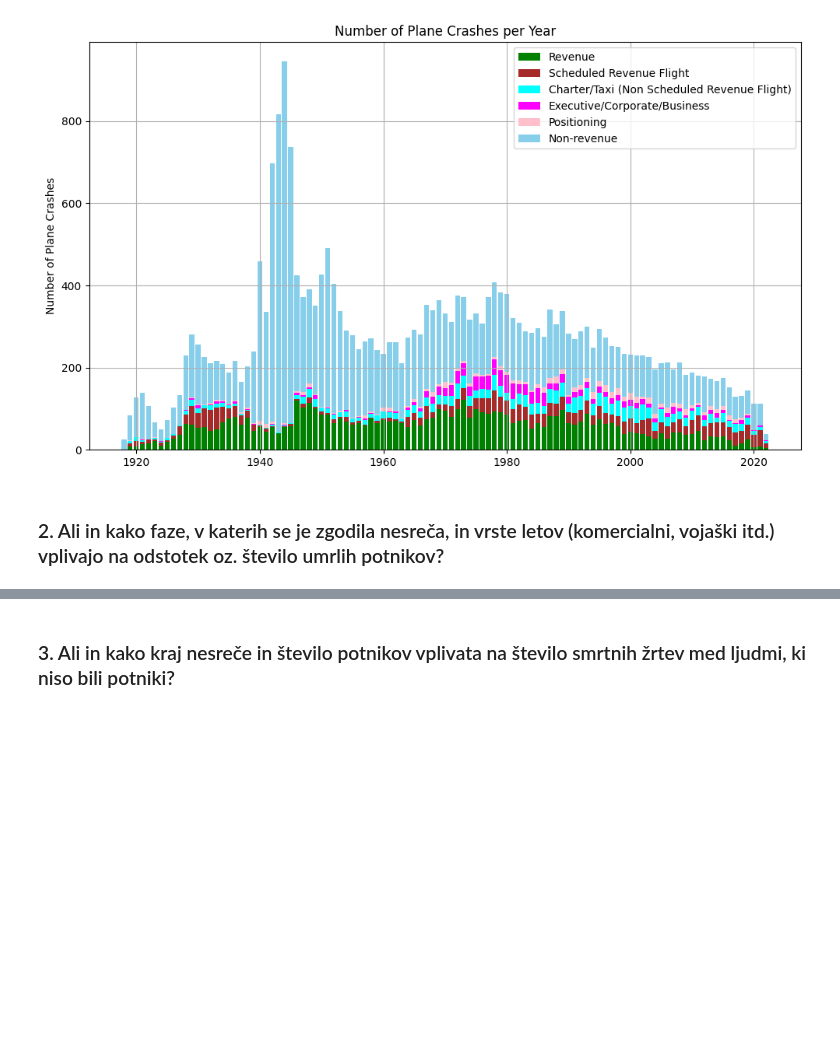
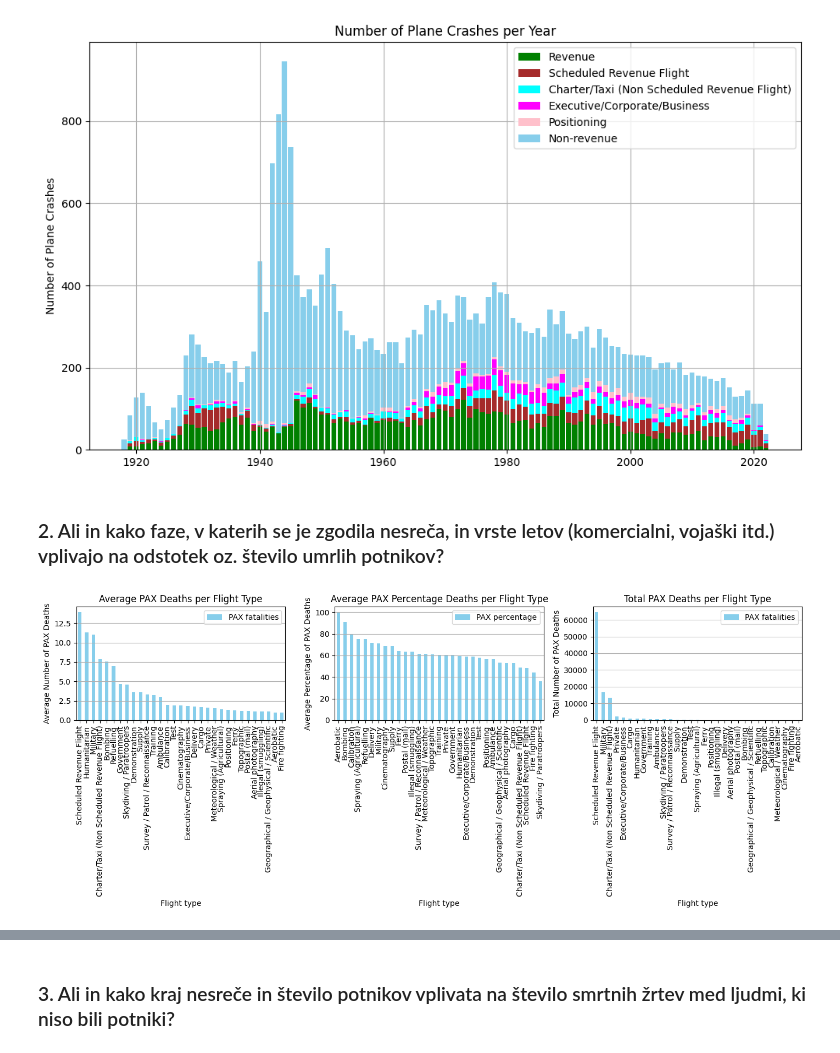
Before and after one commit to NikUlj/PR24NUJRSLSTKKM, a Jupyter notebook: PR24NUJRSLSTKKM.ipynb, the cells around one changed output, grey strips where cells are left out. Cells and saved outputs as stored; diff of their text form; code cells hidden in the pictures; blank space fills up the shorter version.

```diff
--- a/PR24NUJRSLSTKKM.ipynb
+++ b/PR24NUJRSLSTKKM.ipynb
@@ -180,3 +181,42 @@ plt.show()
 [figure]
 # %% [markdown]
 ### 2. Ali in kako faze, v katerih se je zgodila nesreča, in vrste letov (komercialni, vojaški itd.) vplivajo na odstotek oz. število umrlih potnikov?
+# %%
+data = pd.read_csv(PlaneCrashes)
+
+data_pax_filtered = data[(data['Pax on board'] != "NA") & (data['Pax on board'] > 0)].copy()
+data_crew_filtered = data[(data['Crew on board'] != "NA") & (data['Crew on board'] > 0)].copy()
+
+data_pax_filtered['PAX percentage'] = data_pax_filtered.apply(lambda row: row['PAX fatalities'] / row['Pax on board'] * 100, axis=1)
+data_crew_filtered['Crew percentage'] = data_crew_filtered.apply(lambda row: row['Crew fatalities'] / row['Crew on board'] * 100, axis=1)
+# %%
+
+pax_grouped = data_pax_filtered.groupby('Flight type').agg({'PAX fatalities':'mean', 'PAX percentage':'mean'}).reset_index()
+pax_grouped_type = data_pax_filtered.groupby('Flight type')['PAX fatalities'].sum().reset_index()
+
+fig, axes = plt.subplots(1, 3, figsize=(14, 6))
+
+pax_grouped = pax_grouped.sort_values(by='PAX fatalities', ascending=False)
+pax_grouped.plot(x='Flight type', y='PAX fatalities', kind='bar', ax=axes[0], color='skyblue')
+axes[0].set_title('Average PAX Deaths per Flight Type')
+axes[0].set_ylabel('Average Number of PAX Deaths')
+axes[0].grid(True, axis='y')
+
+pax_grouped = pax_grouped.sort_values(by='PAX percentage', ascending=False)
+pax_grouped.plot(x='Flight type', y='PAX percentage', kind='bar', ax=axes[1], color='skyblue')
+axes[1].set_title('Average PAX Percentage Deaths per Flight Type')
+axes[1].set_ylabel('Average Percentage of PAX Deaths')
+axes[1].grid(True, axis='y')
+
+pax_grouped_type = pax_grouped_type.sort_values(by='PAX fatalities', ascending=False)
+pax_grouped_type.plot(x='Flight type', y='PAX fatalities', kind='bar', ax=axes[2], color='skyblue')
+axes[2].set_title('Total PAX Deaths per Flight Type')
+axes[2].set_ylabel('Total Number of PAX Deaths')
+axes[2].grid(True, axis='y')
+
+
+
+plt.tight_layout()
+plt.show()
+# %% [output]
+[figure, added]
```
Also changed, not shown: parts of 4 cells of this notebook.
